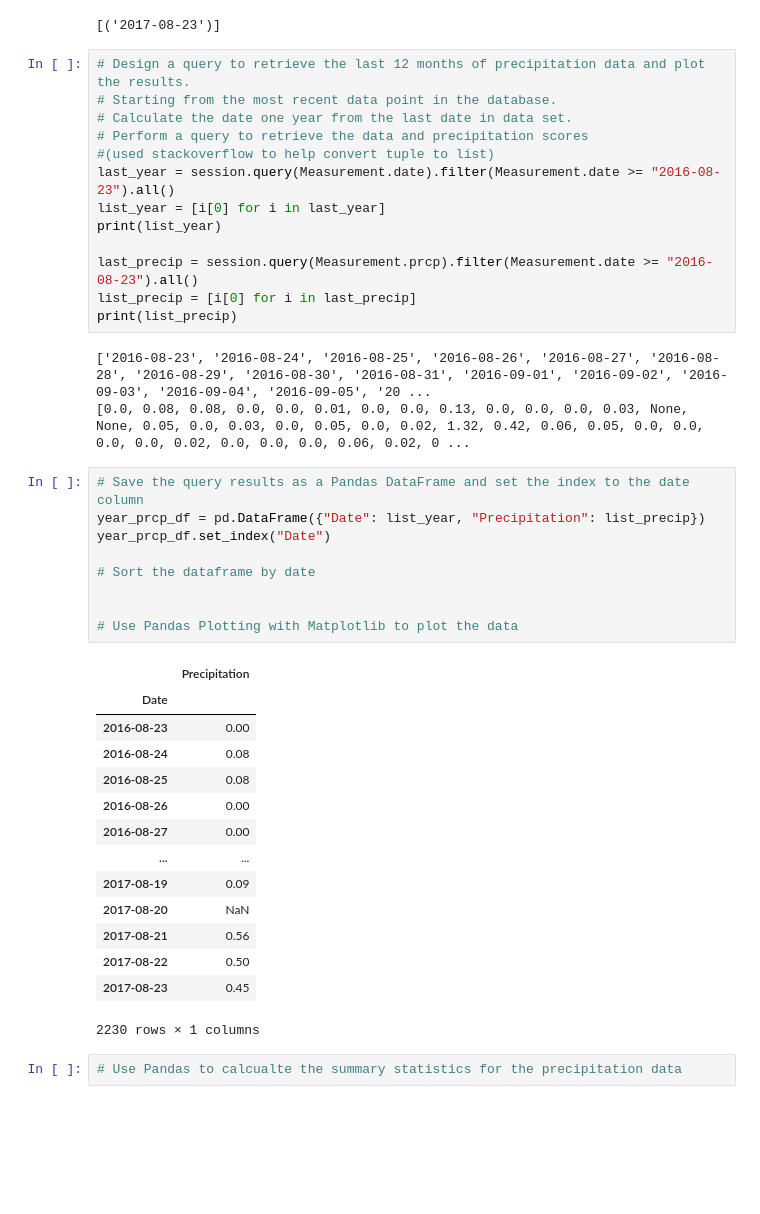
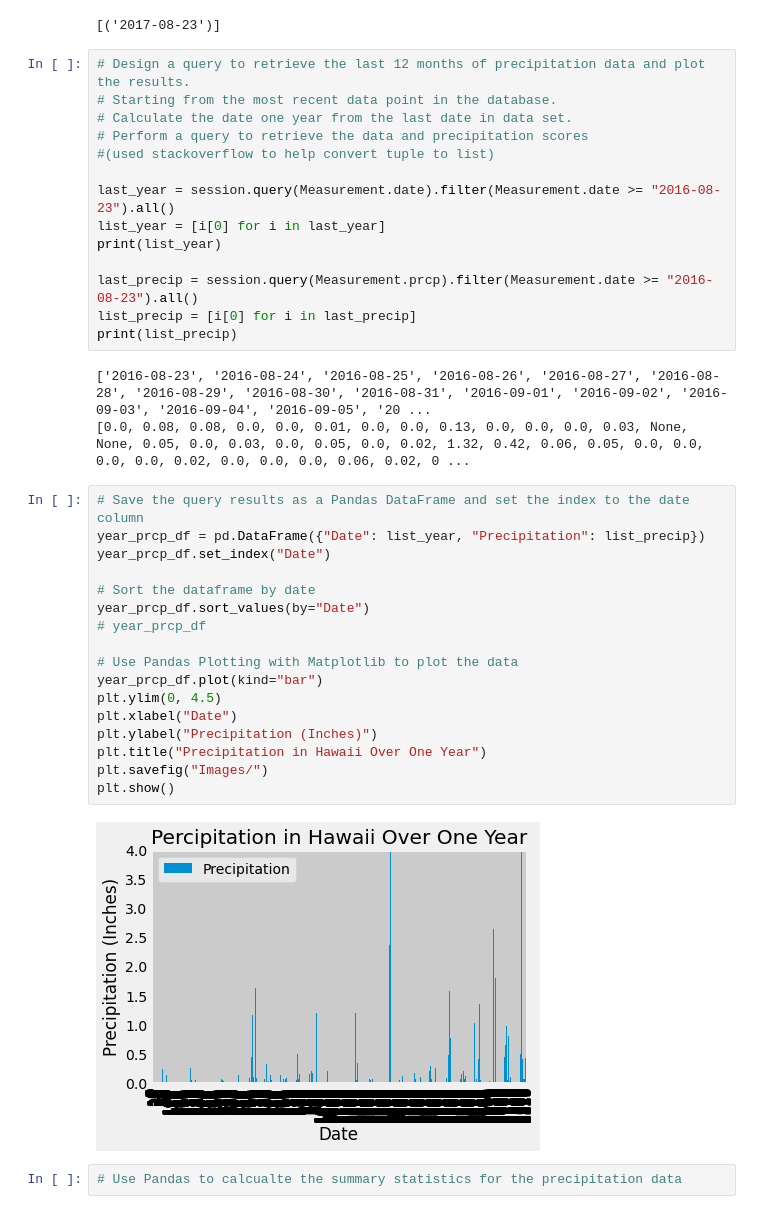
Before and after one commit to corriethomas/SQLAlchemy-Challenge, a Jupyter notebook: climate_starter.ipynb, the cells around one changed output. Cells and saved outputs as stored; diff of their text form; blank space fills up the shorter version.

Commit message:
plots precipitation

```diff
--- a/climate_starter.ipynb
+++ b/climate_starter.ipynb
@@ -48,6 +51,7 @@ session.query(func.max(Measurement.date)).all()
 # Calculate the date one year from the last date in data set.
 # Perform a query to retrieve the data and precipitation scores
 #(used stackoverflow to help convert tuple to list)
+
 last_year = session.query(Measurement.date).filter(Measurement.date >= "2016-08-23").all()
 list_year = [i[0] for i in last_year]
 print(list_year)
@@ -61,27 +65,22 @@ print(list_precip)
 # %%
 # Save the query results as a Pandas DataFrame and set the index to the date column
 year_prcp_df = pd.DataFrame({"Date": list_year, "Precipitation": list_precip})
 year_prcp_df.set_index("Date")
 
 # Sort the dataframe by date
-
+year_prcp_df.sort_values(by="Date")
+# year_prcp_df
 
 # Use Pandas Plotting with Matplotlib to plot the data
+year_prcp_df.plot(kind="bar")
+plt.ylim(0, 4.5)
+plt.xlabel("Date")
+plt.ylabel("Precipitation (Inches)")
+plt.title("Precipitation in Hawaii Over One Year")
+plt.savefig("Images/")
+plt.show()
 # %% [output]
-|  | Precipitation |
-| Date |  |
-| 2016-08-23 | 0.00 |
-| 2016-08-24 | 0.08 |
-| 2016-08-25 | 0.08 |
-| 2016-08-26 | 0.00 |
-| 2016-08-27 | 0.00 |
-| ... | ... |
-| 2017-08-19 | 0.09 |
-| 2017-08-20 | NaN |
-| 2017-08-21 | 0.56 |
-| 2017-08-22 | 0.50 |
-| 2017-08-23 | 0.45 |
-2230 rows × 1 columns
+[figure, added]
 # %%
 # Use Pandas to calcualte the summary statistics for the precipitation data
 # %% [markdown]
```
Also changed, not shown: parts of 2 cells of this notebook, 1 other file.
